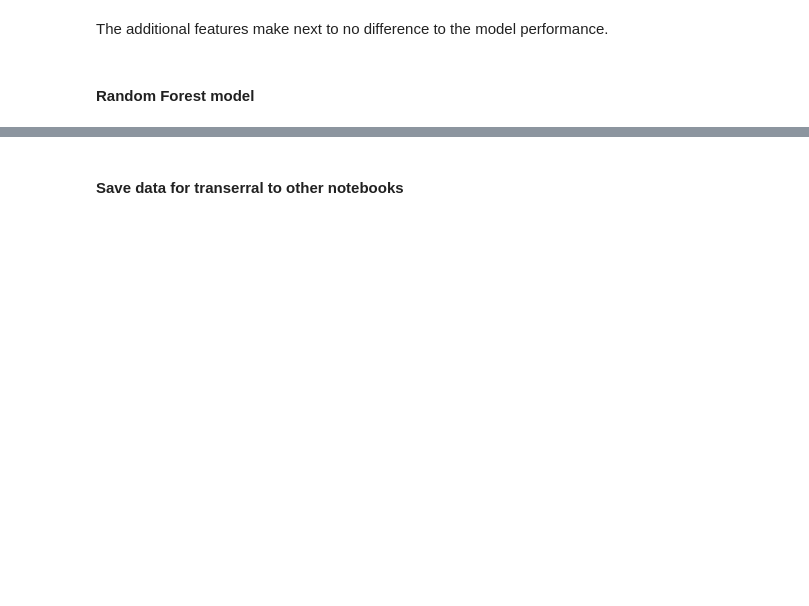
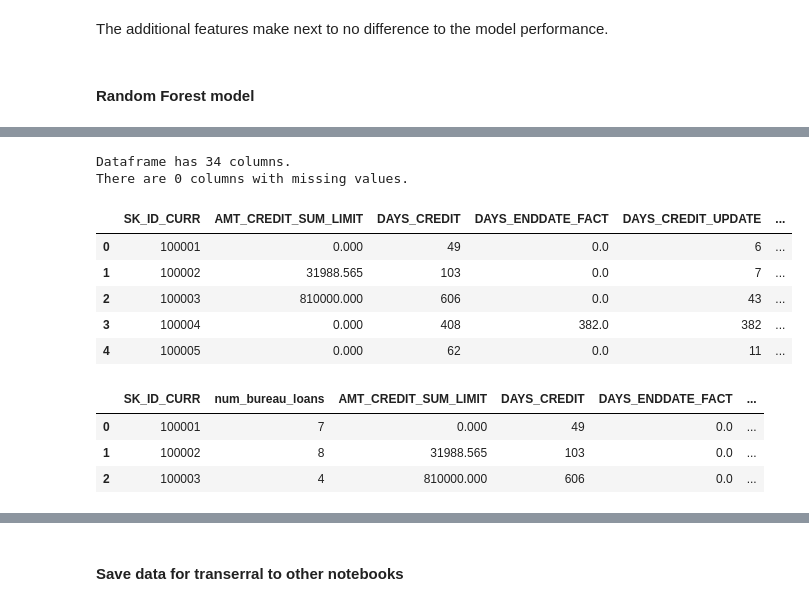
Before and after one commit to chelsealuisa/home-credit, a Jupyter notebook: home-credit-featureeng.ipynb, the cells around one changed output, grey strips where cells are left out. Drawn from its saved outputs; the diff is of its cells as text; code cells hidden in the pictures; blank space fills up the shorter version.

```diff
--- a/home-credit-featureeng.ipynb
+++ b/home-credit-featureeng.ipynb
@@ -427,0 +396,4 @@ list(bureau_tgt)
+# %%
+# DAYS_ENDDATE_FACT
+# Set missing values to zero.
+bureau_toagg.loc[(bureau_toagg.DAYS_ENDDATE_FACT.isnull()),'DAYS_ENDDATE_FACT'] = 0
@@ -427,0 +408,53 @@ list(bureau_tgt)
+# %%
+# AMT_CREDIT_SUM
+# Set equal to 2 * AMT_CREDIT_SUM_DEBT (i.e. assume client is halfway through paying off the loan).
+bureau_toagg.loc[(bureau_toagg.AMT_CREDIT_SUM.isnull()),'AMT_CREDIT_SUM'] = 2*bureau_toagg.AMT_CREDIT_SUM_DEBT
+# %%
+# AMT_CREDIT_SUM_DEBT
+# If loan is not active, set to 0.
+# If loan is active, set to 0.5 * AMT_CREDIT_SUM (i.e. assume client is halfway through paying off the loan)
+bureau_toagg.loc[(bureau_toagg.AMT_CREDIT_SUM_DEBT.isnull()),'AMT_CREDIT_SUM_DEBT'] = 0.5*bureau_toagg.AMT_CREDIT_SUM
+# %%
+# Check again for missing values
+missing_vals_cols(bureau_toagg);
+# %% [output]
+Dataframe has 34 columns.
+There are 0 columns with missing values.
+# %%
+# Aggregation
+
+# Set up dictionary to define aggregation functions
+agg_fn = {cols_to_max[0]: np.max}
+for key in cols_to_min:
+    agg_fn[key] = np.min
+for key in cols_to_sum:
+    agg_fn[key] = np.sum
+# %%
+# Created groupby object
+bureau_grouped = bureau_toagg.groupby('SK_ID_CURR')
+# Create aggregated dataset
+agg_bureau = bureau_grouped.agg(agg_fn)
+agg_bureau.reset_index(inplace=True)
+agg_bureau.head()
+# %% [output]
+|  | SK_ID_CURR | AMT_CREDIT_SUM_LIMIT | DAYS_CREDIT | DAYS_ENDDATE_FACT | DAYS_CREDIT_UPDATE | ... |
+| 0 | 100001 | 0.000 | 49 | 0.0 | 6 | ... |
+| 1 | 100002 | 31988.565 | 103 | 0.0 | 7 | ... |
+| 2 | 100003 | 810000.000 | 606 | 0.0 | 43 | ... |
+| 3 | 100004 | 0.000 | 408 | 382.0 | 382 | ... |
+| 4 | 100005 | 0.000 | 62 | 0.0 | 11 | ... |
+# %%
+# Add a column for count of bureau loans per SK_ID_CURR
+num_loans = pd.DataFrame(bureau_grouped.size()).reset_index()
+num_loans = num_loans.rename(columns={"SKI_ID_CURR": "SK_ID_CURR", 0:"num_bureau_loans"})
+
+agg_bureau = num_loans.merge(agg_bureau,how='inner',on='SK_ID_CURR')
+# Add _b suffix to every column for identification after merging with train set
+agg_bureau.columns = [str(col) + '_b' for col in agg_bureau.columns]
+agg_bureau.rename(columns = {'SK_ID_CURR_b':'SK_ID_CURR'}, inplace=True)
+agg_bureau.head(3)
+# %% [output]
+|  | SK_ID_CURR | num_bureau_loans | AMT_CREDIT_SUM_LIMIT | DAYS_CREDIT | DAYS_ENDDATE_FACT | ... |
+| 0 | 100001 | 7 | 0.000 | 49 | 0.0 | ... |
+| 1 | 100002 | 8 | 31988.565 | 103 | 0.0 | ... |
+| 2 | 100003 | 4 | 810000.000 | 606 | 0.0 | ... |
```
Also changed, not shown: parts of 74 cells of this notebook.
